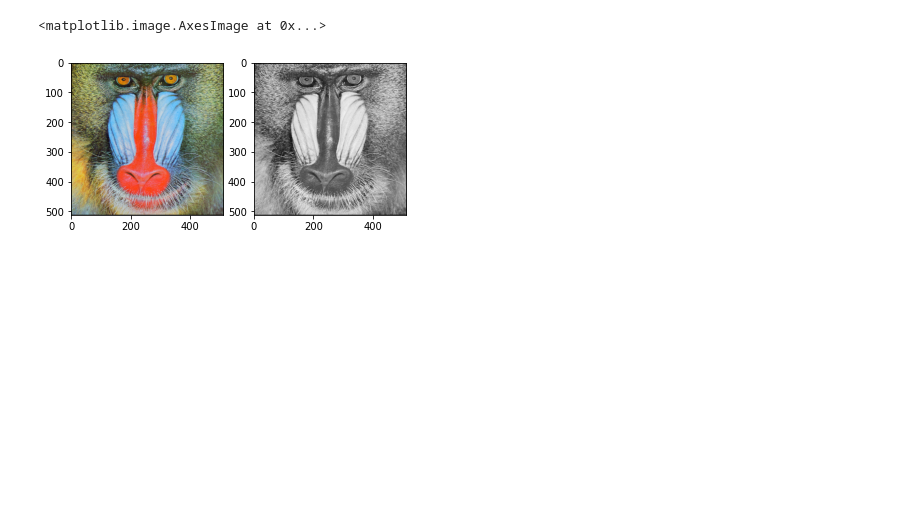
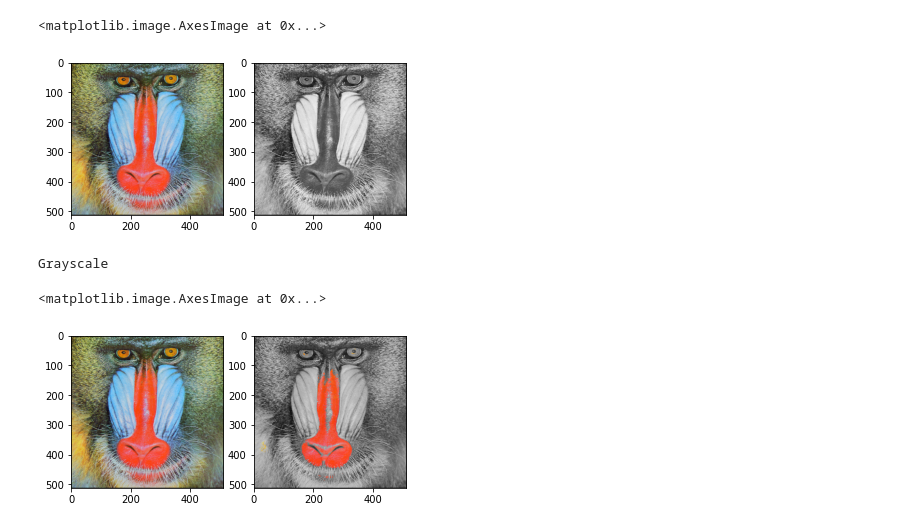
Before and after one commit to muakjabraz/PCVK_Ganjil_2022, a Jupyter notebook: Week3.ipynb, the cells around one changed output. Saved outputs shown, nothing was run; the diff lists cells and outputs as text; code cells hidden in the pictures; blank space fills up the shorter version.

```diff
--- a/Week3.ipynb
+++ b/Week3.ipynb
@@ -135,3 +135,32 @@ ax[1].imshow(gray_image_lum, cmap='gray')
 # %% [output]
 <matplotlib.image.AxesImage at 0x...>
 [figure]
+# %%
+#Tugas praktikum 4
+#Ubah warna lain menjadi grayscale
+
+ori_avg = cv.imread('/content/drive/MyDrive/Images/Images/mandrill.tiff')
+ori_rgb = cv.cvtColor(ori_avg, cv.COLOR_BGR2RGB)
+red, mask = cv.threshold(ori_avg[:,:,2], 225, 255, cv.THRESH_BINARY)
+
+mask3 = np.zeros_like(ori_avg)
+mask3[:,:,0] = mask
+mask3[:,:,1] = mask
+mask3[:,:,2] = mask
+
+red = cv.bitwise_and(ori_rgb, mask3)
+
+gray = cv.cvtColor(ori_avg, cv.COLOR_BGR2GRAY)
+ori_avg = cv.cvtColor(gray, cv.COLOR_GRAY2BGR)
+
+gray = cv.bitwise_and(ori_avg, 255 - mask3)
+out = gray + red
+
+fig, ax = plt.subplots(1,2)
+print('Grayscale')
+ax[0].imshow(ori_rgb)
+ax[1].imshow(out, cmap='gray')
+# %% [output]
+Grayscale
+<matplotlib.image.AxesImage at 0x...>
+[figure, added]
```
